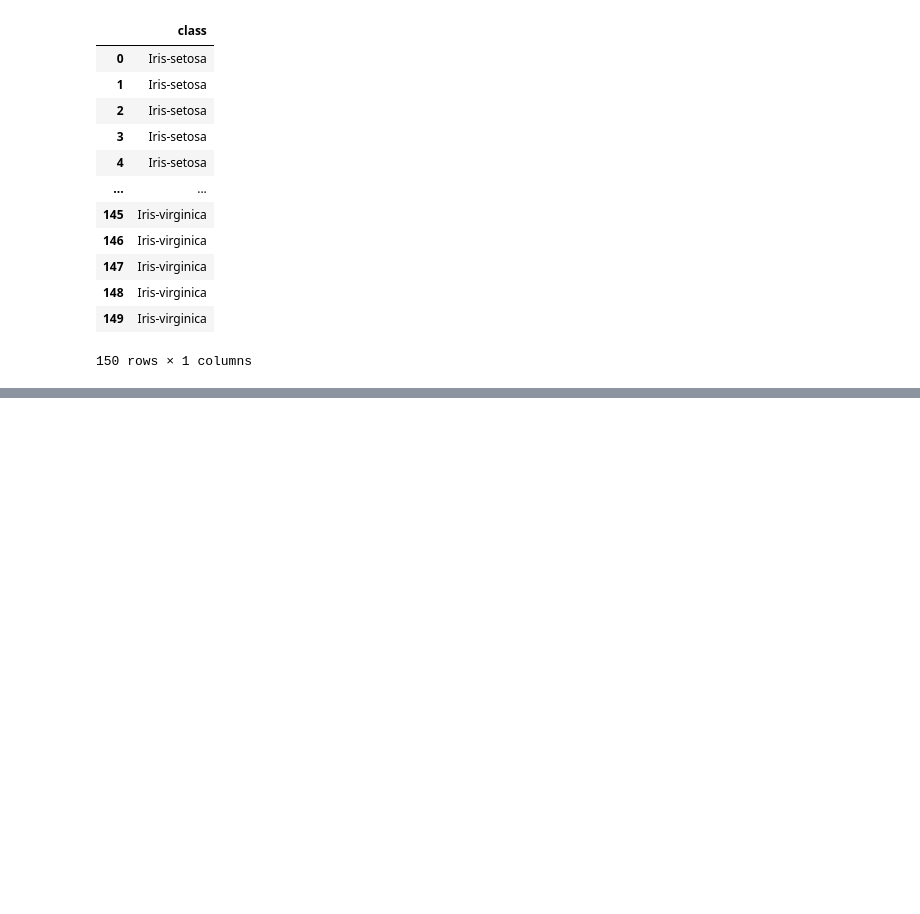
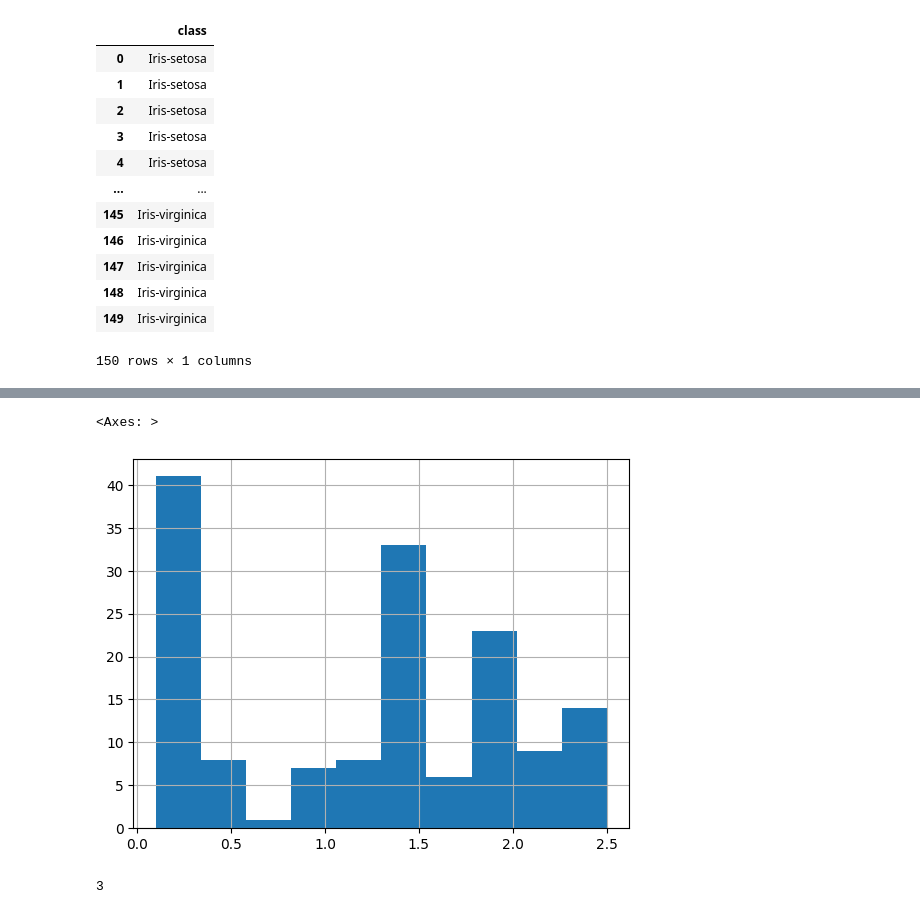
Before and after one commit to Manith-Ratnayake/UCI_machine_learning, a Jupyter notebook: Iris.ipynb, the cells around one changed output, grey strips where cells are left out. Cells and saved outputs as stored; diff of their text form; code cells hidden in the pictures; blank space fills up the shorter version.

Commit message:
Iris dataset model creation

```diff
--- a/Iris.ipynb
+++ b/Iris.ipynb
@@ -78,0 +142,5 @@ y
+# %%
+X["petal width"].hist()
+# %% [output]
+<Axes: >
+[figure, added]
@@ -78,0 +150,4 @@ y
+# %%
+len(species_in_dataset)
+# %% [output]
+3
```
Also changed, not shown: parts of 28 cells of this notebook.
